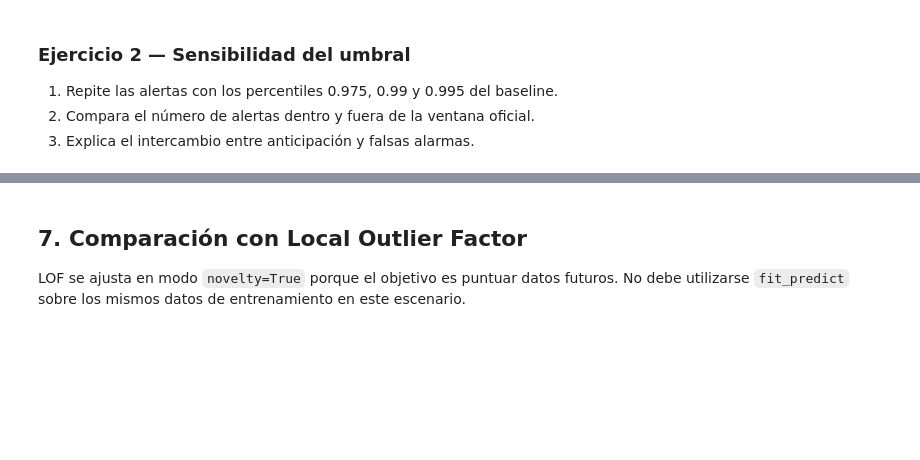
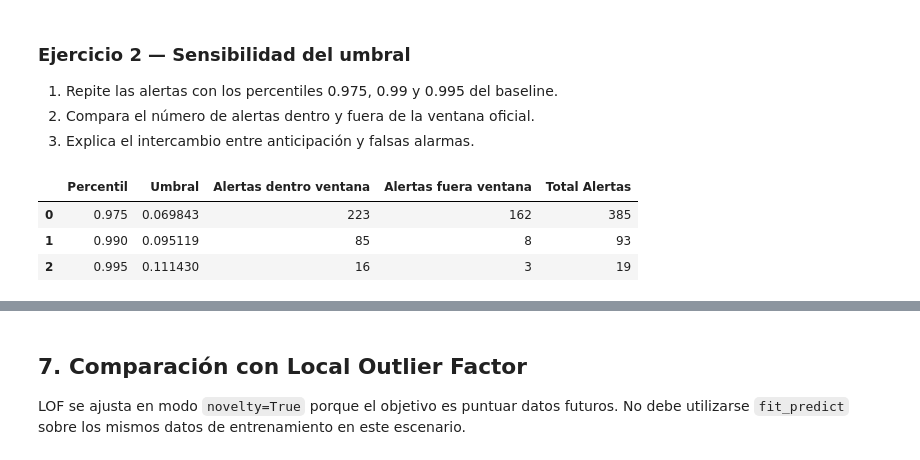
Before and after one commit to DarioCorona/personal, a Jupyter notebook: Modulo6_Sesion1_Anomalias_Clustering_A.ipynb, the cells around one changed output, grey strips where cells are left out. Drawn from its saved outputs; the diff is of its cells as text; code cells hidden in the pictures; blank space fills up the shorter version.

```diff
--- a/Modulo6_Sesion1_Anomalias_Clustering_A.ipynb
+++ b/Modulo6_Sesion1_Anomalias_Clustering_A.ipynb
@@ -263,3 +263,56 @@ plt.show()
 1. Repite las alertas con los percentiles 0.975, 0.99 y 0.995 del baseline.
 2. Compara el número de alertas dentro y fuera de la ventana oficial.
 3. Explica el intercambio entre anticipación y falsas alarmas.
+# %%
+# 1. Repite las alertas con los percentiles 0.975, 0.99 y 0.995 del baseline.
+# 2. Compara el número de alertas dentro y fuera de la ventana oficial.
+
+percentiles = [0.975, 0.99, 0.995]
+
+# Definimos las máscaras para la ventana oficial y fuera de ella
+window_mask = (event0["time_stamp"] >= event_start) & (event0["time_stamp"] <= event_end)
+outside_window_mask = ~window_mask
+
+alert_summary = []
+
+for p in percentiles:
+    threshold = np.quantile(train_score, p)
+    alert_col_name = f"if_alert_p{str(p).replace('.', '')}"
+    event0[alert_col_name] = event0["if_score"].gt(threshold)
+
+    # Convertir time_stamp a datetime para comparaciones
+    event0['time_stamp'] = pd.to_datetime(event0['time_stamp'])
+
+    alerts_within_window = event0.loc[score_mask & window_mask, alert_col_name].sum()
+    alerts_outside_window = event0.loc[score_mask & outside_window_mask, alert_col_name].sum()
+
+    alert_summary.append({
+        "Percentil": p,
+        "Umbral": threshold,
+        "Alertas dentro ventana": alerts_within_window,
+        "Alertas fuera ventana": alerts_outside_window,
+        "Total Alertas": alerts_within_window + alerts_outside_window
+    })
+
+alert_summary_df = pd.DataFrame(alert_summary)
+display(alert_summary_df)
+
+# Opcional: Visualización para cada percentil (solo para ver cómo cambia)
+# fig, axs = plt.subplots(len(percentiles), 1, figsize=(15, 5 * len(percentiles)), sharex=True)
+# for i, p in enumerate(percentiles):
+#     threshold = alert_summary_df.loc[alert_summary_df['Percentil'] == p, 'Umbral'].iloc[0]
+#     alert_col_name = f"if_alert_p{str(p).replace('.', '')}"
+#
+#     ax = axs[i] if len(percentiles) > 1 else axs
+#     prediction0["if_score"].plot(ax=ax, color="#404040", lw=1, label="Puntuación IF")
+#     ax.axhline(threshold, color="#9B004C", ls="--", label=f"Umbral p{str(p).replace('.', '')}")
+#     ax.axvspan(event_start, event_end, color="#9B004C", alpha=0.15, label="Ventana oficial")
+#     ax.set(title=f"Puntuación de anomalía — evento 0 (Percentil {p*100:.1f})")
+#     ax.legend()
+# plt.tight_layout()
+# plt.show()
+# %% [output]
+|  | Percentil | Umbral | Alertas dentro ventana | Alertas fuera ventana | Total Alertas |
+| 0 | 0.975 | 0.069843 | 223 | 162 | 385 |
+| 1 | 0.990 | 0.095119 | 85 | 8 | 93 |
+| 2 | 0.995 | 0.111430 | 16 | 3 | 19 |
```
Also changed, not shown: parts of 1 cell of this notebook.
